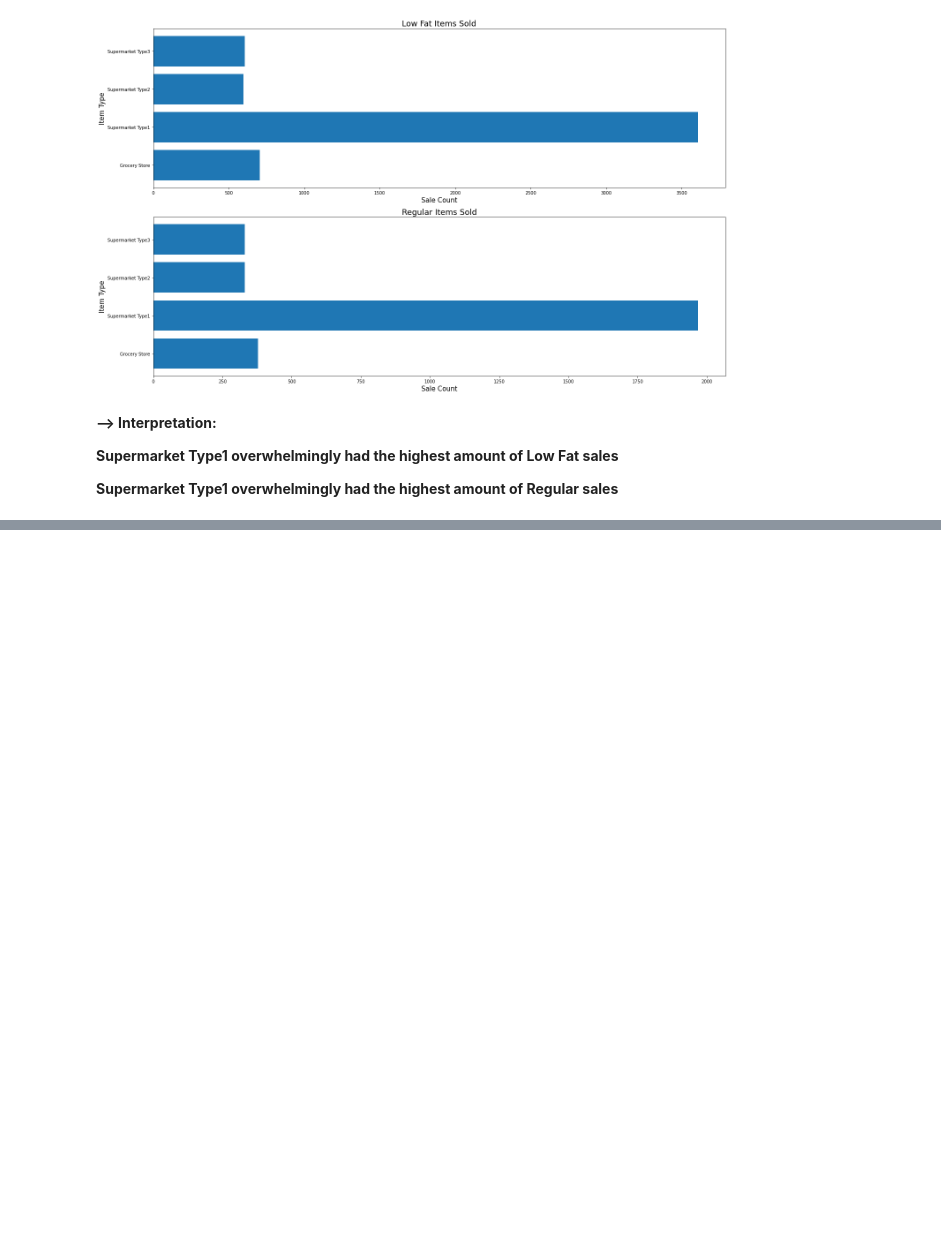
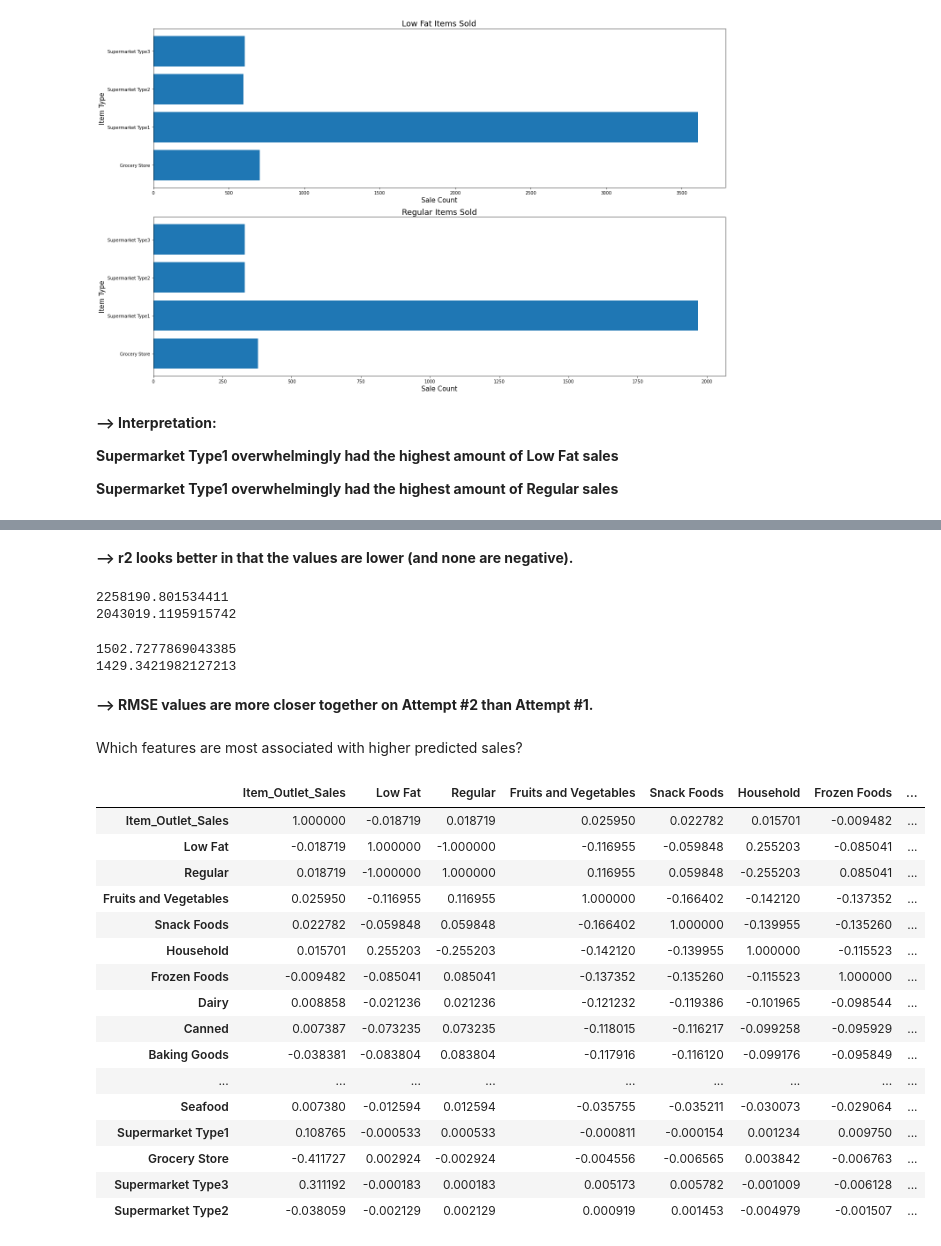
Before and after one commit to v-3sg/sales_predictions, a Jupyter notebook: sales_predictions.ipynb, the cells around one changed output, grey strips where cells are left out. Cells and saved outputs as stored; diff of their text form; code cells hidden in the pictures; blank space fills up the shorter version.

```diff
--- a/sales_predictions.ipynb
+++ b/sales_predictions.ipynb
@@ -415,0 +759,45 @@ plot.tight_layout()
+# %% [markdown]
+**--> r2 looks better in that the values are lower (and none are negative).**
+# %%
+#mean squared error for training data
+print(mean_squared_error(y_train2, train_preds2))
+#mean squared error for test data
+print(mean_squared_error(y_test2, test_preds2))
+# %% [output]
+2258190.801534411
+2043019.1195915742
+# %%
+#root mean squared error for training data
+mse_train2 = mean_squared_error(y_train2, train_preds2)
+print(np.sqrt(mse_train2))
+#root mean squared error for test data
+mse_test2 = mean_squared_error(y_test2, test_preds2)
+print(np.sqrt(mse_test2))
+# %% [output]
+1502.7277869043385
+1429.3421982127213
+# %% [markdown]
+**--> RMSE values are more closer together on Attempt #2 than Attempt #1.**
+# %% [markdown]
+Which features are most associated with higher predicted sales?
+# %%
+df2 = new_df[['Item_Outlet_Sales', 'Low Fat', 'Regular', 'Fruits and Vegetables', 'Snack Foods', 'Household', 'Frozen Foods', 'Dairy', 'Canned', 'Baking Goods', 'Health and Hygiene', 'Soft Drinks', 'Meat', 'Breads', 'Hard Drinks', 'Others', 'Starchy Foods', 'Breakfast', 'Seafood', 'Supermarket Type1', 'Grocery Store', 'Supermarket Type3', 'Supermarket Type2']]
+df2.corr()
+# %% [output]
+|  | Item_Outlet_Sales | Low Fat | Regular | Fruits and Vegetables | Snack Foods | Household | Frozen Foods | ... |
+| Item_Outlet_Sales | 1.000000 | -0.018719 | 0.018719 | 0.025950 | 0.022782 | 0.015701 | -0.009482 | ... |
+| Low Fat | -0.018719 | 1.000000 | -1.000000 | -0.116955 | -0.059848 | 0.255203 | -0.085041 | ... |
+| Regular | 0.018719 | -1.000000 | 1.000000 | 0.116955 | 0.059848 | -0.255203 | 0.085041 | ... |
+| Fruits and Vegetables | 0.025950 | -0.116955 | 0.116955 | 1.000000 | -0.166402 | -0.142120 | -0.137352 | ... |
+| Snack Foods | 0.022782 | -0.059848 | 0.059848 | -0.166402 | 1.000000 | -0.139955 | -0.135260 | ... |
+| Household | 0.015701 | 0.255203 | -0.255203 | -0.142120 | -0.139955 | 1.000000 | -0.115523 | ... |
+| Frozen Foods | -0.009482 | -0.085041 | 0.085041 | -0.137352 | -0.135260 | -0.115523 | 1.000000 | ... |
+| Dairy | 0.008858 | -0.021236 | 0.021236 | -0.121232 | -0.119386 | -0.101965 | -0.098544 | ... |
+| Canned | 0.007387 | -0.073235 | 0.073235 | -0.118015 | -0.116217 | -0.099258 | -0.095929 | ... |
+| Baking Goods | -0.038381 | -0.083804 | 0.083804 | -0.117916 | -0.116120 | -0.099176 | -0.095849 | ... |
+| ... | ... | ... | ... | ... | ... | ... | ... | ... |
+| Seafood | 0.007380 | -0.012594 | 0.012594 | -0.035755 | -0.035211 | -0.030073 | -0.029064 | ... |
+| Supermarket Type1 | 0.108765 | -0.000533 | 0.000533 | -0.000811 | -0.000154 | 0.001234 | 0.009750 | ... |
+| Grocery Store | -0.411727 | 0.002924 | -0.002924 | -0.004556 | -0.006565 | 0.003842 | -0.006763 | ... |
+| Supermarket Type3 | 0.311192 | -0.000183 | 0.000183 | 0.005173 | 0.005782 | -0.001009 | -0.006128 | ... |
+| Supermarket Type2 | -0.038059 | -0.002129 | 0.002129 | 0.000919 | 0.001453 | -0.004979 | -0.001507 | ... |
```
Also changed, not shown: parts of 45 cells of this notebook.
